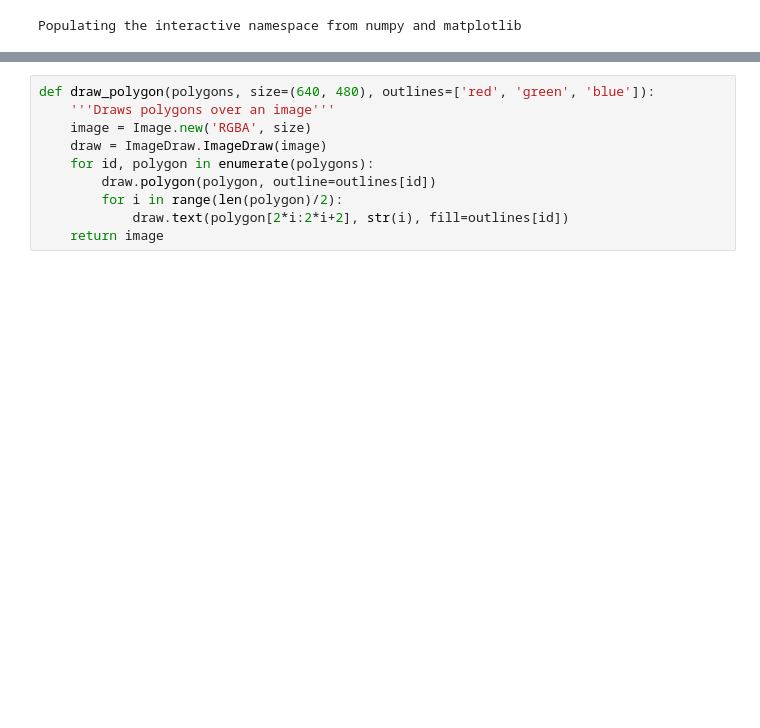
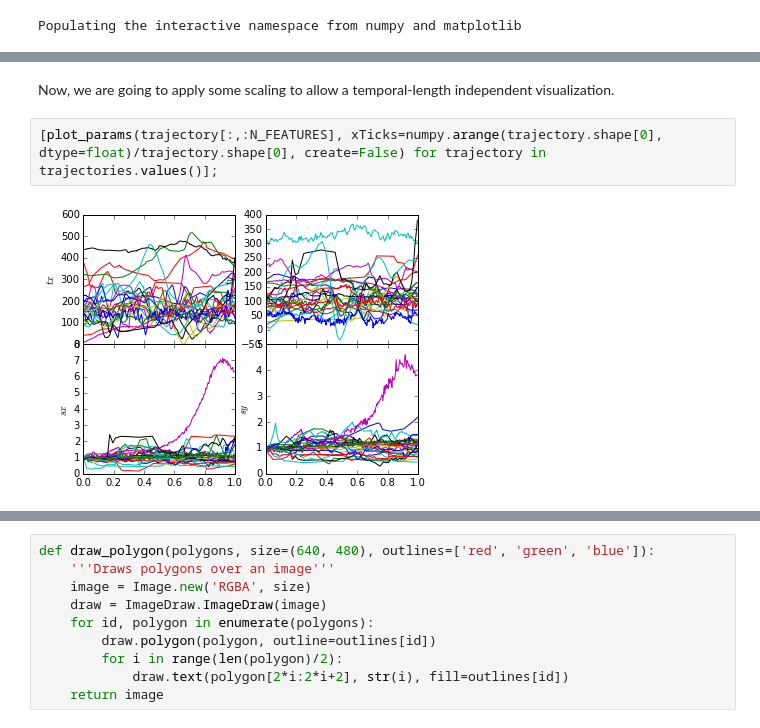
Before and after one commit to jccaicedo/localization-agent, a Jupyter notebook: notebooks/Trajectory generative model.ipynb, the cells around one changed output, grey strips where cells are left out. Saved outputs shown, nothing was run; the diff lists cells and outputs as text; blank space fills up the shorter version.

```diff
--- a/notebooks/Trajectory generative model.ipynb
+++ b/notebooks/Trajectory generative model.ipynb
@@ -23,0 +53,6 @@ def plot_params(path):
+# %% [markdown]
+Now, we are going to apply some scaling to allow a temporal-length independent visualization.
+# %%
+[plot_params(trajectory[:,:N_FEATURES], xTicks=numpy.arange(trajectory.shape[0], dtype=float)/trajectory.shape[0], create=False) for trajectory in trajectories.values()];
+# %% [output]
+[figure, added]
```
Also changed, not shown: parts of 25 cells of this notebook.
